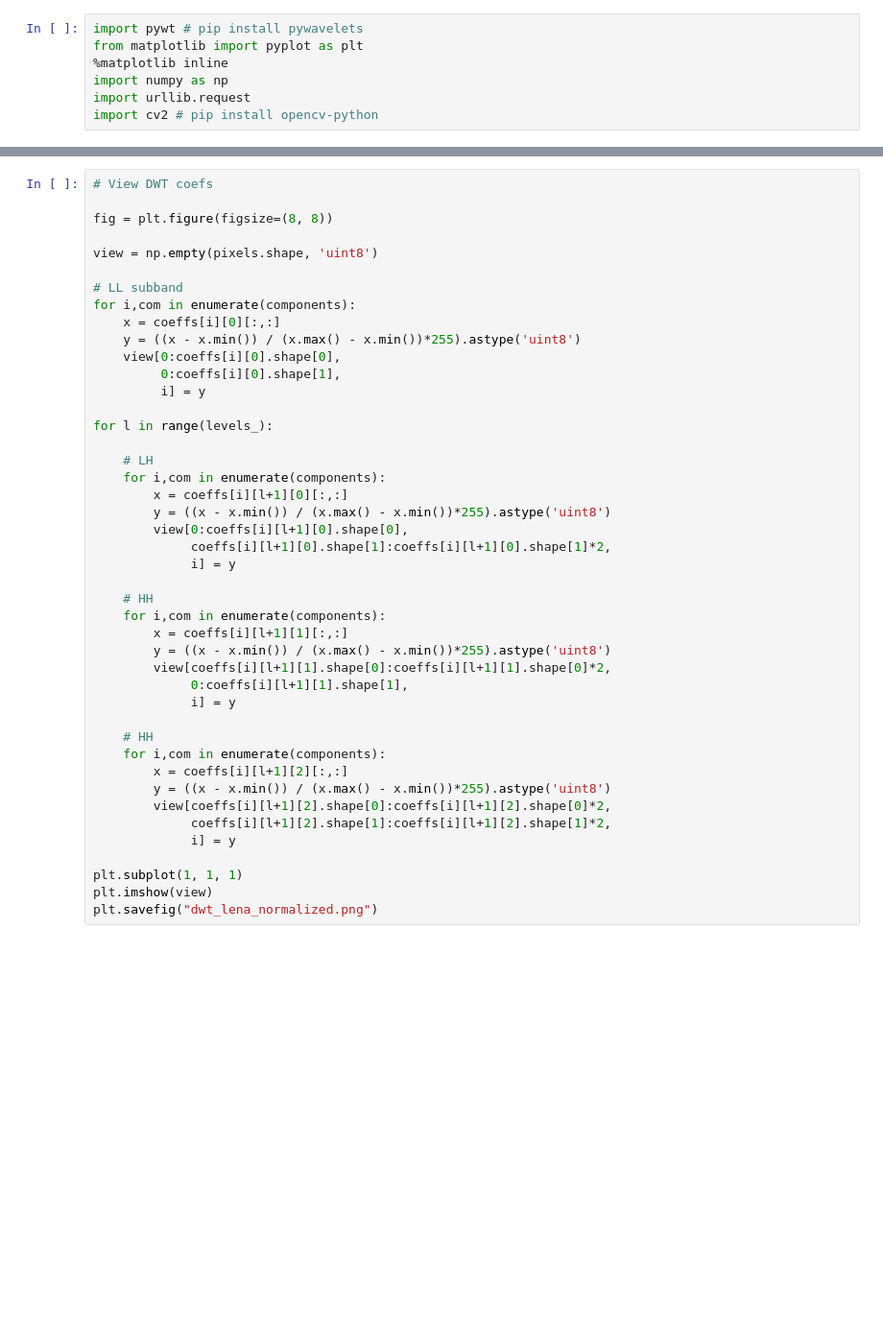
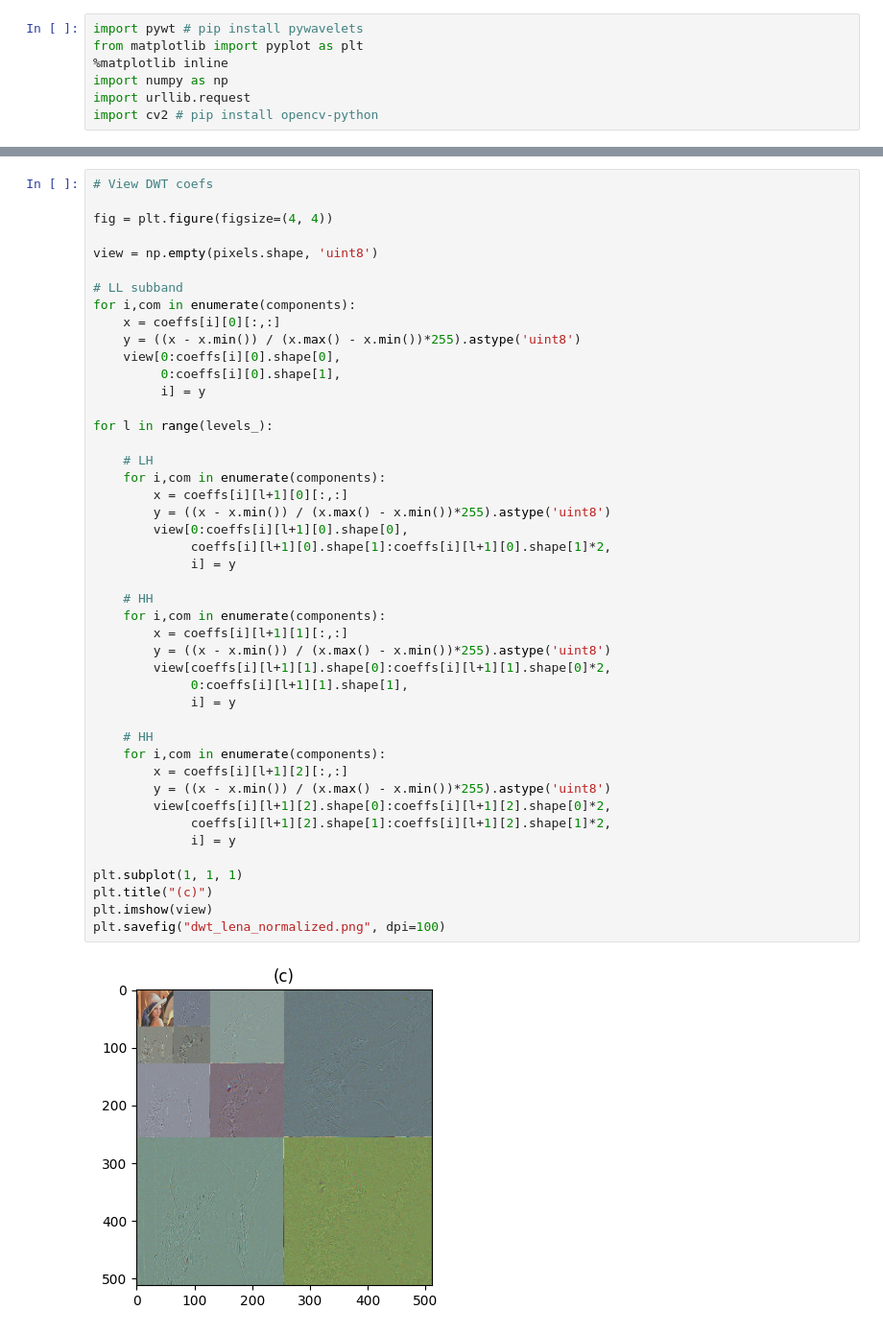
Before and after one commit to vicente-gonzalez-ruiz/DWT2D, a Jupyter notebook: docs/graphics/DWT_lena.ipynb, the cells around one changed output, grey strips where cells are left out. Shown at 96% size. Cells and saved outputs as stored; diff of their text form; blank space fills up the shorter version.

```diff
--- a/docs/graphics/DWT_lena.ipynb
+++ b/docs/graphics/DWT_lena.ipynb
@@ -35,7 +43,7 @@ for i,com in enumerate(components):
 # %%
 # View DWT coefs
 
-fig = plt.figure(figsize=(8, 8))
+fig = plt.figure(figsize=(4, 4))
 
 view = np.empty(pixels.shape, 'uint8')
 
@@ -48,34 +56,37 @@ for i,com in enumerate(components):
          i] = y
 
 for l in range(levels_):
 
     # LH
     for i,com in enumerate(components):
         x = coeffs[i][l+1][0][:,:]
         y = ((x - x.min()) / (x.max() - x.min())*255).astype('uint8')
         view[0:coeffs[i][l+1][0].shape[0],
              coeffs[i][l+1][0].shape[1]:coeffs[i][l+1][0].shape[1]*2,
              i] = y
 
     # HH
     for i,com in enumerate(components):
         x = coeffs[i][l+1][1][:,:]
         y = ((x - x.min()) / (x.max() - x.min())*255).astype('uint8')
         view[coeffs[i][l+1][1].shape[0]:coeffs[i][l+1][1].shape[0]*2,
              0:coeffs[i][l+1][1].shape[1],
              i] = y
 
     # HH
     for i,com in enumerate(components):
         x = coeffs[i][l+1][2][:,:]
         y = ((x - x.min()) / (x.max() - x.min())*255).astype('uint8')
         view[coeffs[i][l+1][2].shape[0]:coeffs[i][l+1][2].shape[0]*2,
              coeffs[i][l+1][2].shape[1]:coeffs[i][l+1][2].shape[1]*2,
              i] = y
 
 plt.subplot(1, 1, 1)
+plt.title("(c)")
 plt.imshow(view)
-plt.savefig("dwt_lena_normalized.png")
+plt.savefig("dwt_lena_normalized.png", dpi=100)
+# %% [output]
+[figure, added]
 # %%
 # View DWT coefs
 
```
Also changed, not shown: parts of 4 cells of this notebook, 28 other files.
